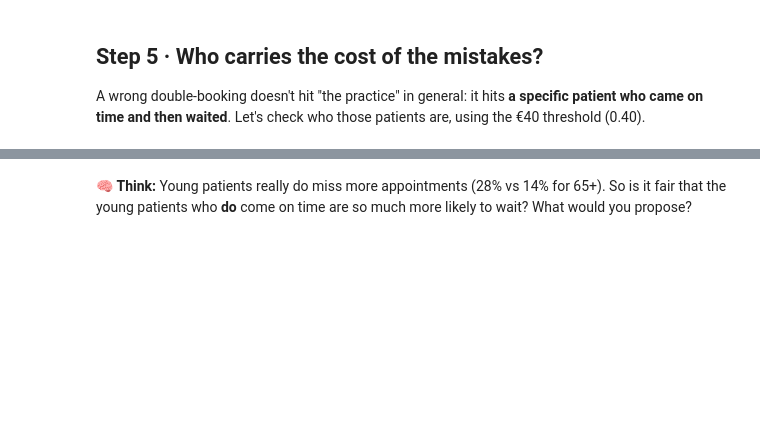
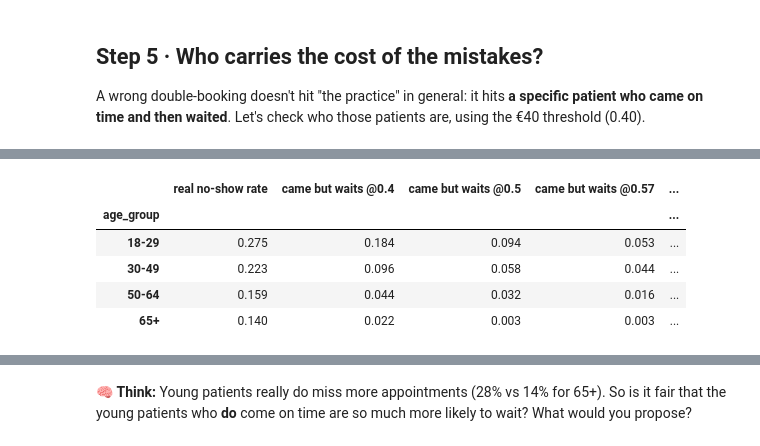
Before and after one commit to Prndxt/aipm-ml-praxisnow, a Jupyter notebook: 2_from_score_to_policy.ipynb, the cells around one changed output, grey strips where cells are left out. Cells and saved outputs as stored; diff of their text form; code cells hidden in the pictures; blank space fills up the shorter version.

```diff
--- a/2_from_score_to_policy.ipynb
+++ b/2_from_score_to_policy.ipynb
@@ -296,0 +398,13 @@ print(f"   Publicly insured patients who came: {public:.1%}; privately insured:
+# %%
+thresholds = [0.40, 0.50, 0.57, 0.70]
+
+for group in ["age_group", "insurance"]:
+    compare = {}
+    for t in thresholds:
+        test["flag"] = test["score"] >= t
+        compare[t] = by_group(group, flag_col="flag")["came but double-booked"]
+    print(f"Patients who CAME but were double-booked, by {group}")
+    print(pd.DataFrame(compare))
+    print()
+
+print("Net value (wrong = €40):", {t: net_value(t) for t in thresholds})
@@ -296,0 +425,13 @@ print(f"   Publicly insured patients who came: {public:.1%}; privately insured:
+# %%
+came = test[test["no_show"] == 0]
+compare = pd.DataFrame({"real no-show rate": test.groupby("age_group", observed=True)["no_show"].mean()})
+for t in [0.40, 0.50, 0.57, 0.70]:
+    compare[f"came but waits @{t}"] = (came["score"] >= t).groupby(came["age_group"], observed=True).mean()
+compare.round(3)
+# %% [output]
+|  | real no-show rate | came but waits @0.4 | came but waits @0.5 | came but waits @0.57 | ... |
+| age_group |  |  |  |  | ... |
+| 18-29 | 0.275 | 0.184 | 0.094 | 0.053 | ... |
+| 30-49 | 0.223 | 0.096 | 0.058 | 0.044 | ... |
+| 50-64 | 0.159 | 0.044 | 0.032 | 0.016 | ... |
+| 65+ | 0.140 | 0.022 | 0.003 | 0.003 | ... |
```
Also changed, not shown: parts of 25 cells of this notebook.
